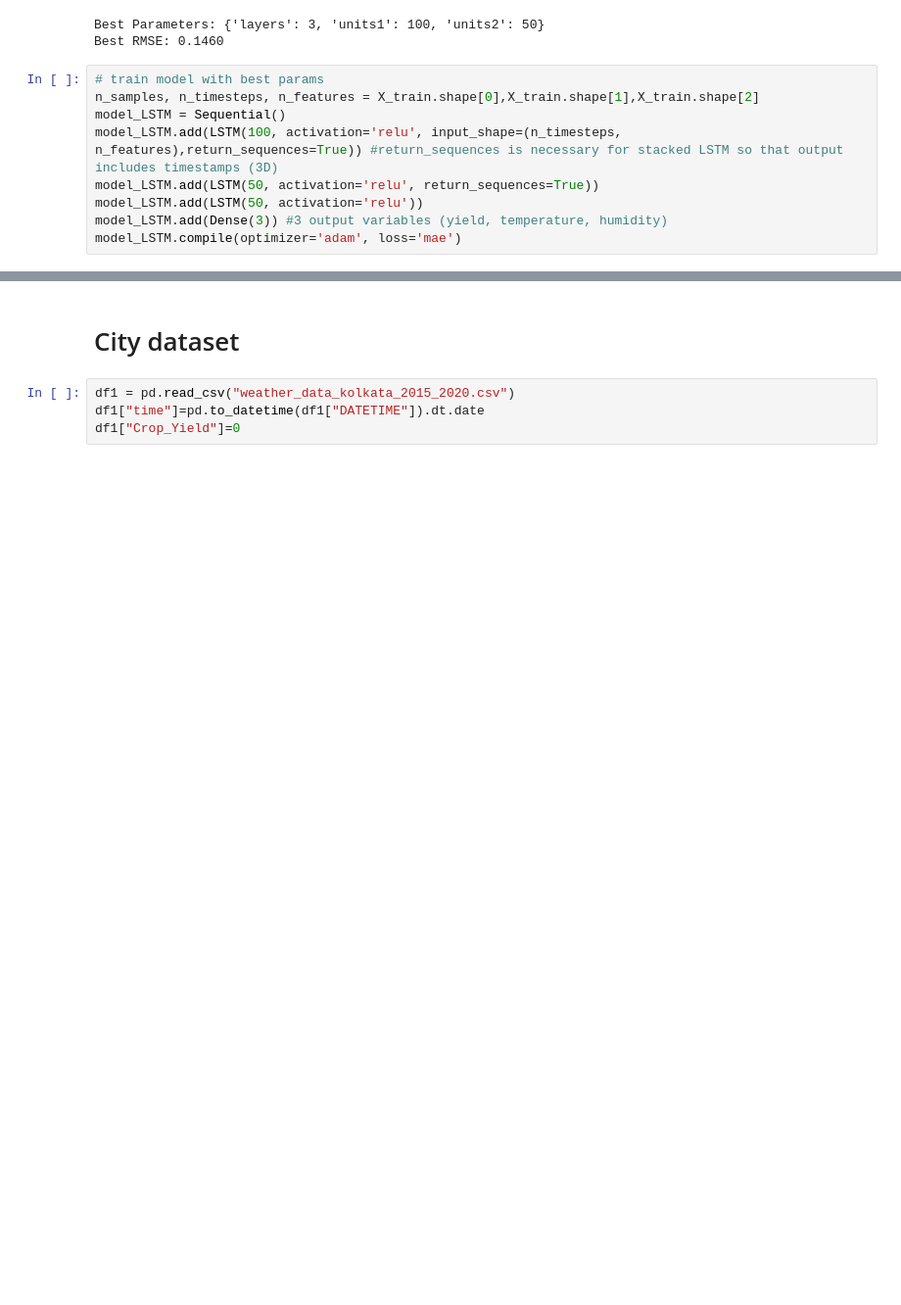
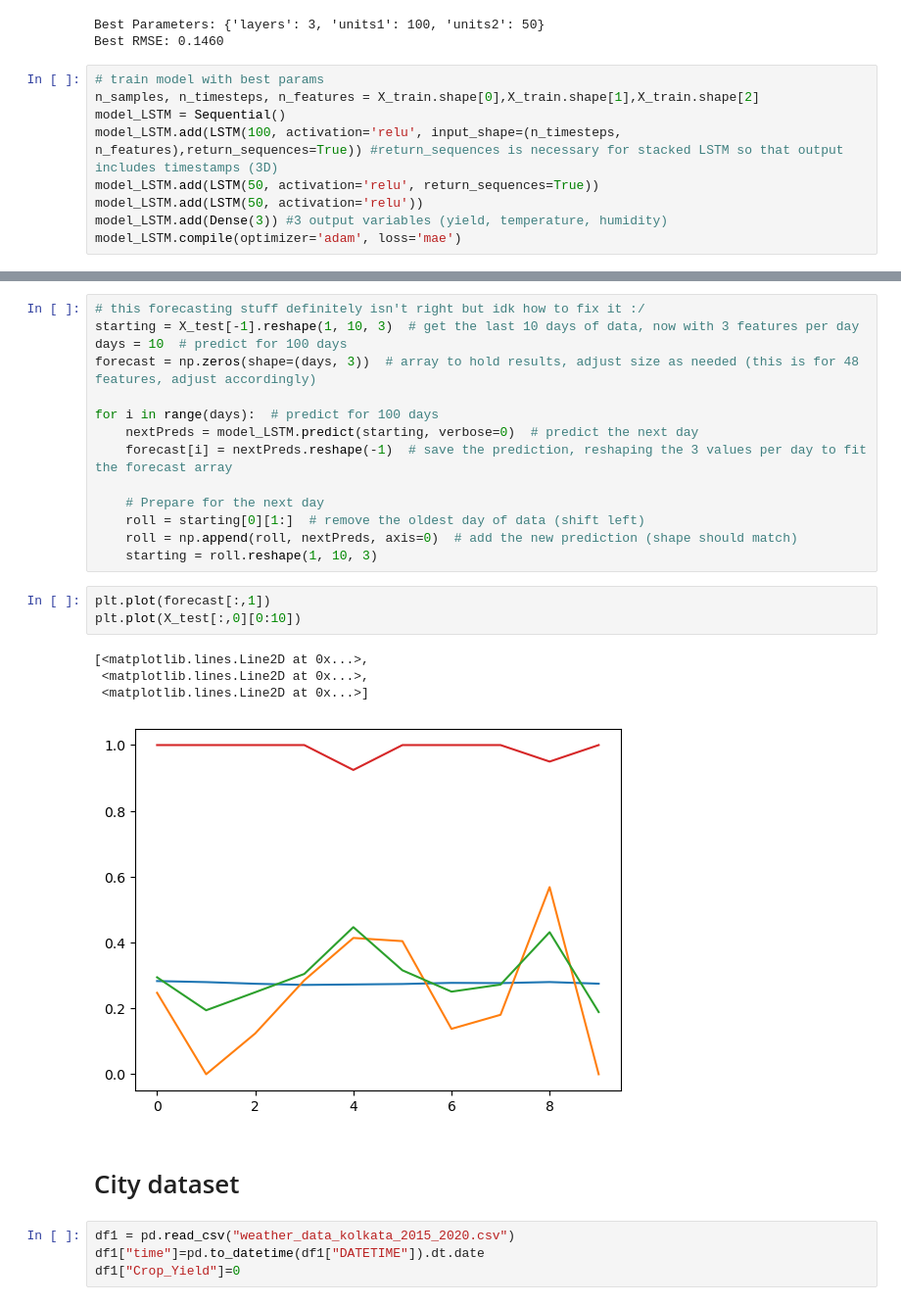
Before and after one commit to lkalab/AISE_Group9, a Jupyter notebook: AI_Multivariate.ipynb, the cells around one changed output, grey strips where cells are left out. Shown: that part at 98% size. Saved outputs shown, nothing was run; the diff lists cells and outputs as text; blank space fills up the shorter version.

Commit message:
multivariate forecasting

```diff
--- a/AI_Multivariate.ipynb
+++ b/AI_Multivariate.ipynb
@@ -193,3 +192,25 @@ plt.legend()
+# %%
+# this forecasting stuff definitely isn't right but idk how to fix it :/
+starting = X_test[-1].reshape(1, 10, 3)  # get the last 10 days of data, now with 3 features per day
+days = 10  # predict for 100 days
+forecast = np.zeros(shape=(days, 3))  # array to hold results, adjust size as needed (this is for 48 features, adjust accordingly)
+
+for i in range(days):  # predict for 100 days
+    nextPreds = model_LSTM.predict(starting, verbose=0)  # predict the next day
+    forecast[i] = nextPreds.reshape(-1)  # save the prediction, reshaping the 3 values per day to fit the forecast array
+
+    # Prepare for the next day
+    roll = starting[0][1:]  # remove the oldest day of data (shift left)
+    roll = np.append(roll, nextPreds, axis=0)  # add the new prediction (shape should match)
+    starting = roll.reshape(1, 10, 3)
+# %%
+plt.plot(forecast[:,1])
+plt.plot(X_test[:,0][0:10])
+# %% [output]
+[<matplotlib.lines.Line2D at 0x...>,
+ <matplotlib.lines.Line2D at 0x...>,
+ <matplotlib.lines.Line2D at 0x...>]
+[figure, added]
 # %% [markdown]
 # City dataset
 # %%
```
Also changed, not shown: parts of 7 cells of this notebook.
